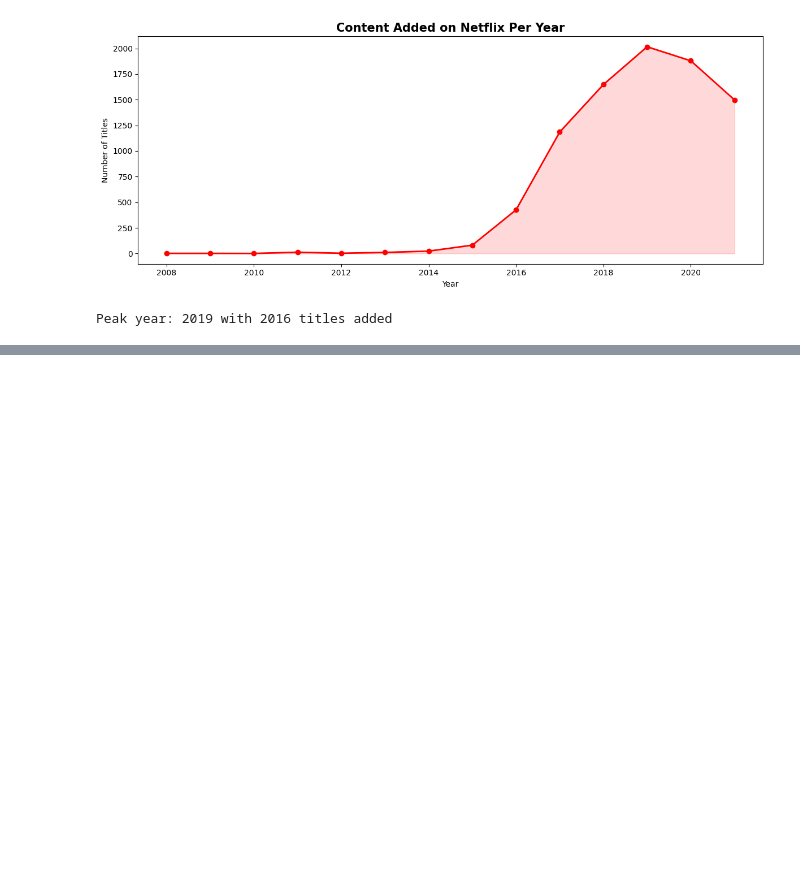
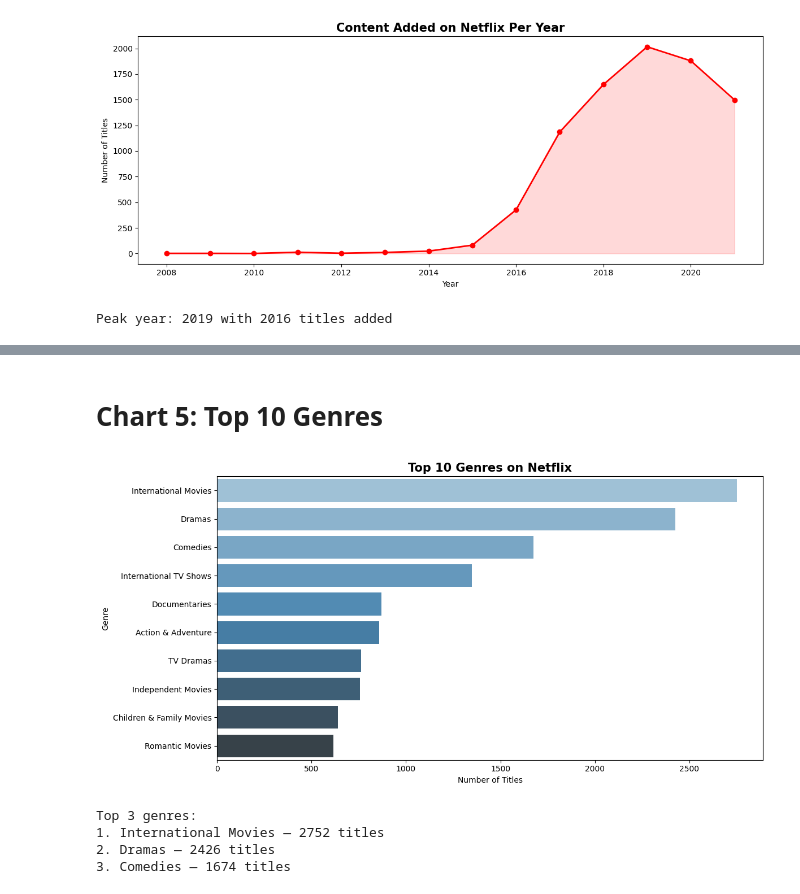
Before and after one commit to AiWriter404/Netflix_Content_Analysis, a Jupyter notebook: Netflix_Content_Analysis.ipynb, the cells around one changed output, grey strips where cells are left out. Saved outputs shown, nothing was run; the diff lists cells and outputs as text; code cells hidden in the pictures; blank space fills up the shorter version.

```diff
--- a/Netflix_Content_Analysis.ipynb
+++ b/Netflix_Content_Analysis.ipynb
@@ -346,0 +374,30 @@ Peak year: 2019 with 2016 titles added
+# %% [markdown]
+# **Chart 5: Top 10 Genres**
+# %%
+# Top 10 Genres on Netflix
+
+genres = df['listed_in'].str.split(',').explode()
+genres = genres.str.strip().value_counts().head(10).reset_index()
+genres.columns = ['Genre', 'Count']
+
+plt.figure(figsize=(12, 6))
+
+sns.barplot(data=genres, x='Count', y='Genre', palette='Blues_d')
+
+plt.title('Top 10 Genres on Netflix',
+          fontsize=15, fontweight='bold')
+plt.xlabel('Number of Titles')
+plt.ylabel('Genre')
+plt.tight_layout()
+plt.show()
+
+# explanation
+print('Top 3 genres:')
+for i in range(3):
+    print(f'{i+1}. {genres["Genre"][i]} — {genres["Count"][i]} titles')
+# %% [output]
+[figure, added]
+Top 3 genres:
+1. International Movies — 2752 titles
+2. Dramas — 2426 titles
+3. Comedies — 1674 titles
```
Also changed, not shown: parts of 6 cells of this notebook.
